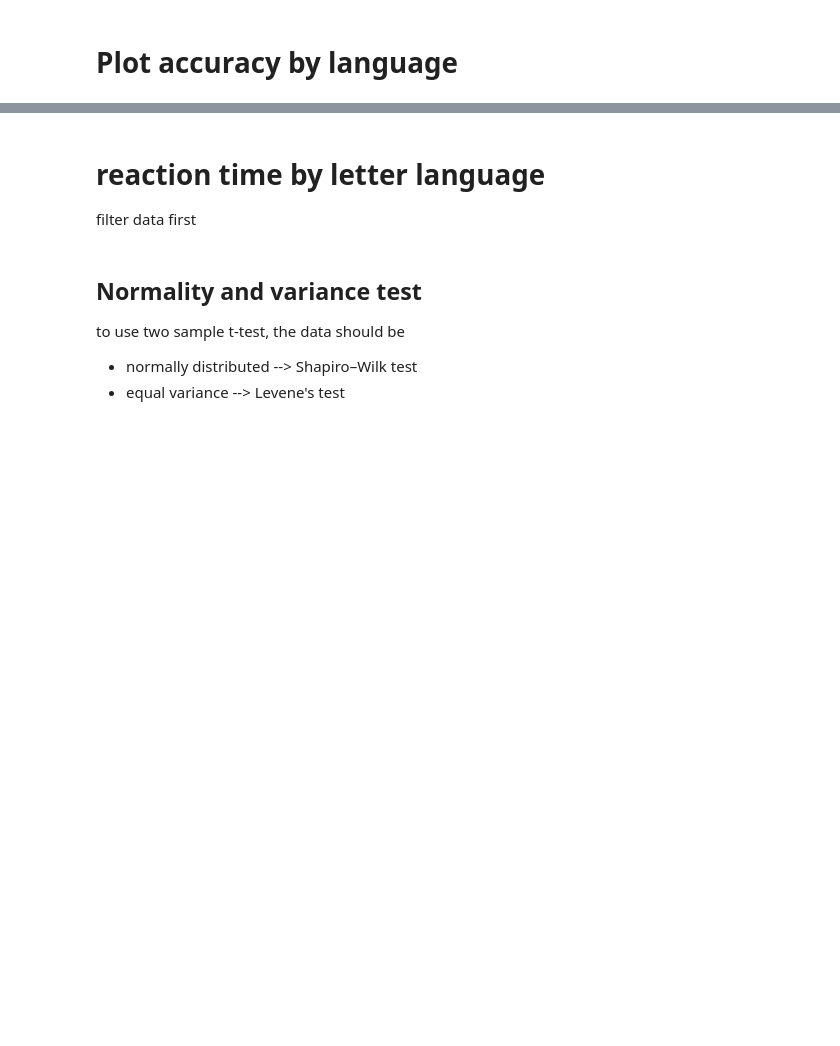
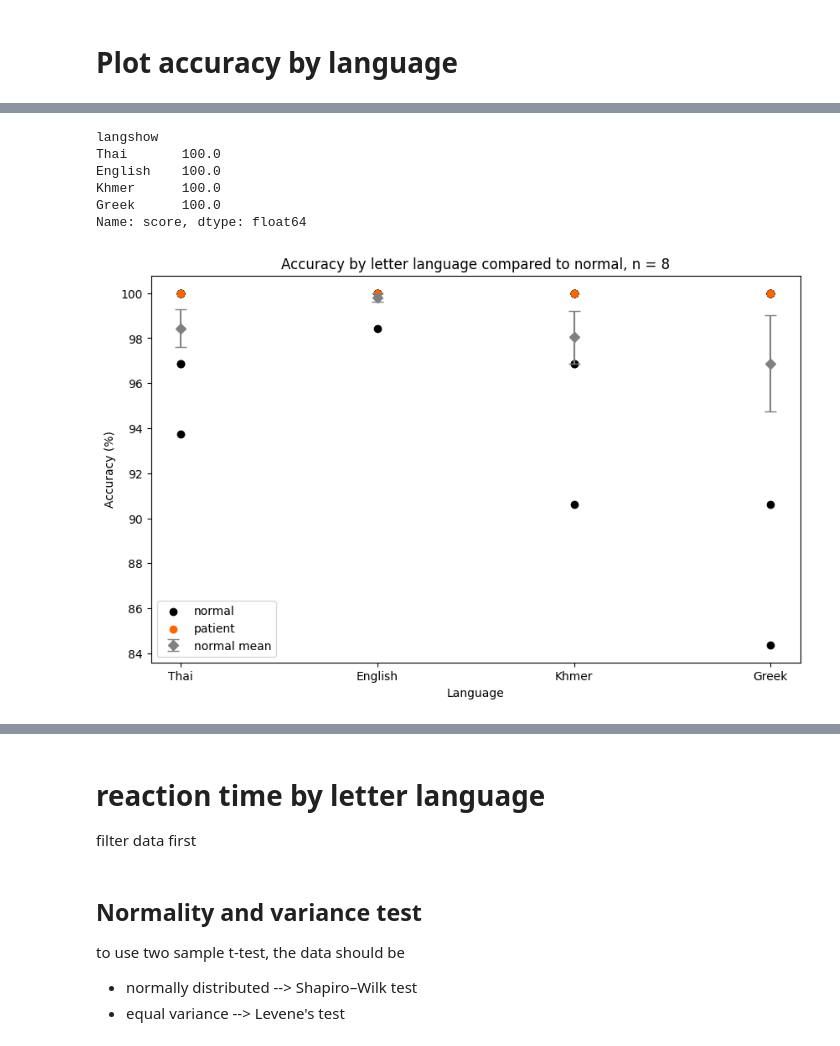
Before and after one commit to Plausma/Dyslexia, a Jupyter notebook: task 1 norm.ipynb, the cells around one changed output, grey strips where cells are left out. Cells and saved outputs as stored; diff of their text form; code cells hidden in the pictures; blank space fills up the shorter version.

```diff
--- a/task 1 norm.ipynb
+++ b/task 1 norm.ipynb
@@ -270,0 +211,34 @@ Name: 2, dtype: float64
+# %%
+# scatterplot for all patient
+accumean = megadf.groupby(['langshow', 'username'])['score'].mean().mul(100).unstack()
+accumean = accumean.reindex(['Thai', 'English', 'Khmer','Greek'], level='langshow' )
+fig, ax = plt.subplots(figsize=(10, 6))
+for i, (ind, val) in enumerate(accumean.items()):
+    plt.scatter(val.index, val.values, color = 'black', label = 'normal')
+
+# mean of each letter language
+mean = accumean.T.mean()
+sem = accumean.T.sem()
+
+plt.errorbar(mean.index, mean.values, yerr = sem.values, **plotnormmean, label = 'normal mean', linestyle = '')
+# patient
+ptmean = letterordall.groupby('langshow')['score'].mean().mul(100)
+ptmean = ptmean.reindex(['Thai', 'English', 'Khmer','Greek'], level='langshow' )
+print(ptmean)
+plt.scatter(ptmean.index, ptmean.values, color = patient, label = 'patient')
+
+
+plt.title(f"Accuracy by letter language compared to normal, n = {n_subj}")
+plt.xlabel("Language")
+plt.ylabel("Accuracy (%)")
+
+legend_unique()
+plt.savefig("./figure/norm/I norm accu by letterlang.png")
+# %% [output]
+langshow
+Thai       100.0
+English    100.0
+Khmer      100.0
+Greek      100.0
+Name: score, dtype: float64
+[figure, added]
```
Also changed, not shown: parts of 22 cells of this notebook, 13 other files.
